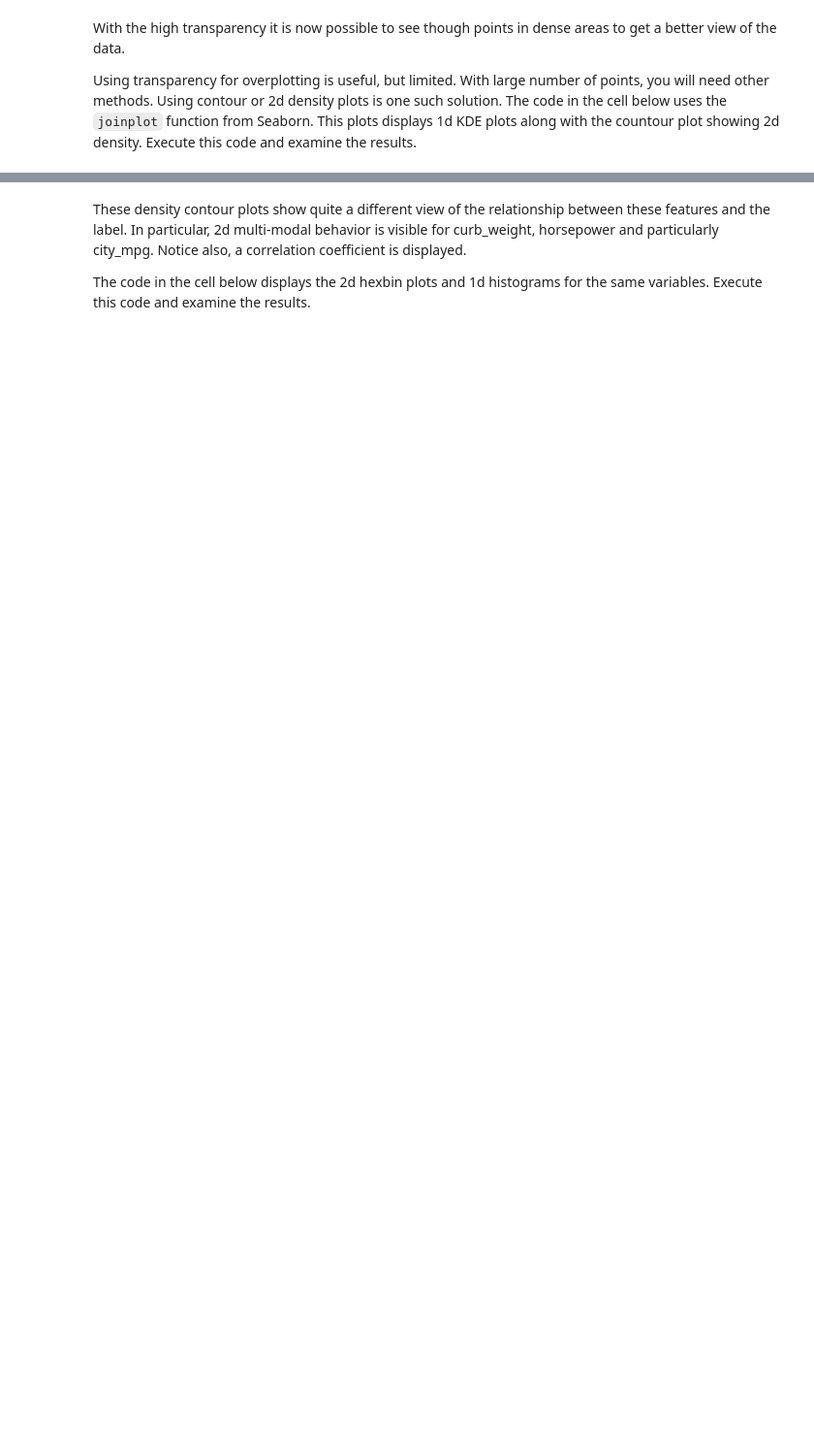
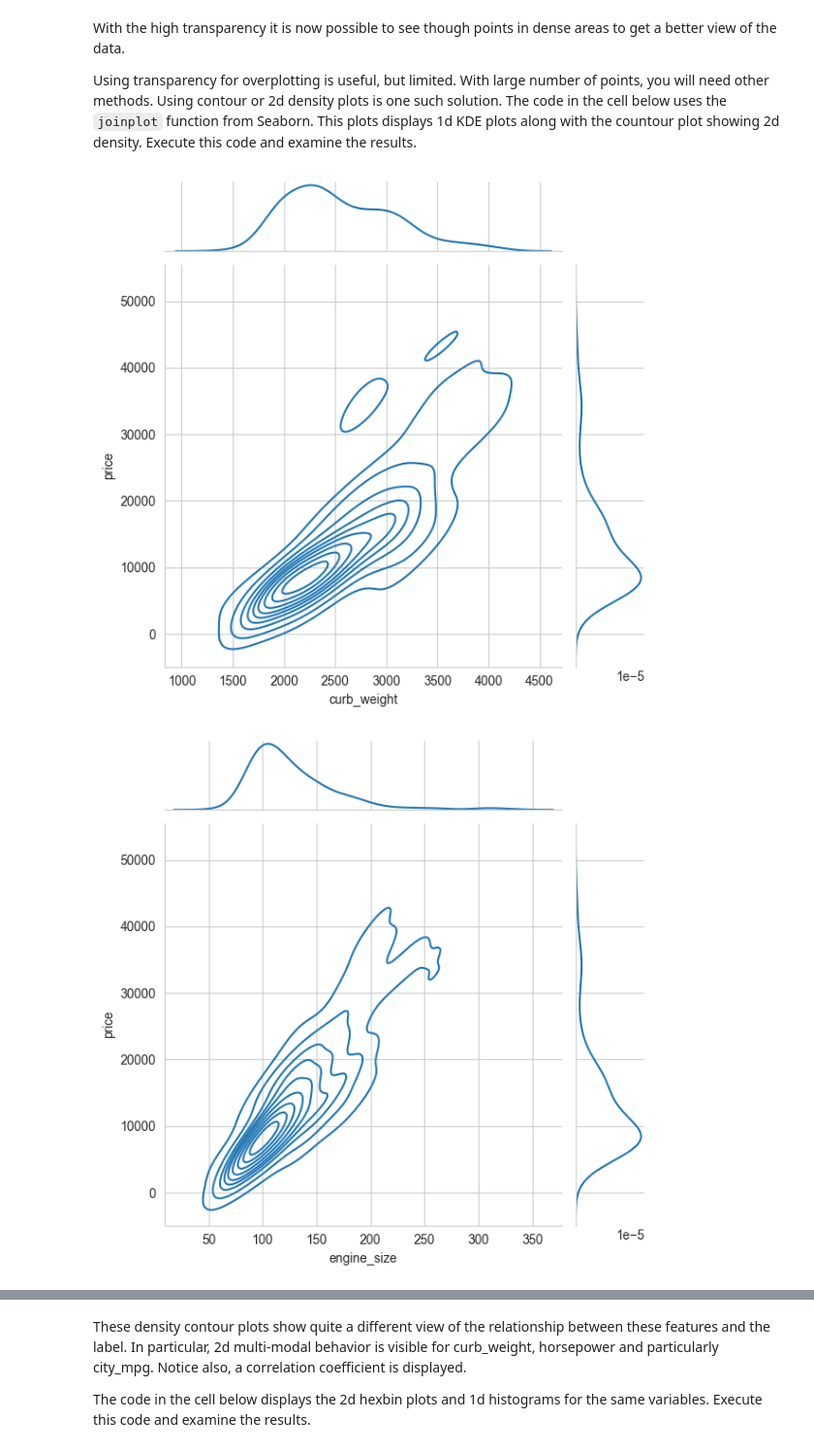
Before and after one commit to toyfan/Principles-of-Machine-Learning-Python, a Jupyter notebook: Module2/VisualizingDataForRegression.ipynb, the cells around one changed output, grey strips where cells are left out. Shown at 97% size. Saved outputs shown, nothing was run; the diff lists cells and outputs as text; code cells hidden in the pictures; blank space fills up the shorter version.

```diff
--- a/Module2/VisualizingDataForRegression.ipynb
+++ b/Module2/VisualizingDataForRegression.ipynb
@@ -281,10 +461,13 @@ Using transparency for overplotting is useful, but limited. With large number of
 # %%
 def plot_desity_2d(auto_prices, cols, col_y = 'price', kind ='kde'):
     for col in cols:
         sns.set_style("whitegrid")
-        sns.jointplot(col, col_y, data=auto_prices, kind=kind)
+        sns.jointplot(x=col, y=col_y, data=auto_prices, kind=kind)
         plt.xlabel(col) # Set text for the x axis
         plt.ylabel(col_y)# Set text for y axis
         plt.show()
 
 plot_desity_2d(auto_prices, num_cols)
+# %% [output]
+[figure, added]
+[figure, added]
```
Also changed, not shown: parts of 24 cells of this notebook.
